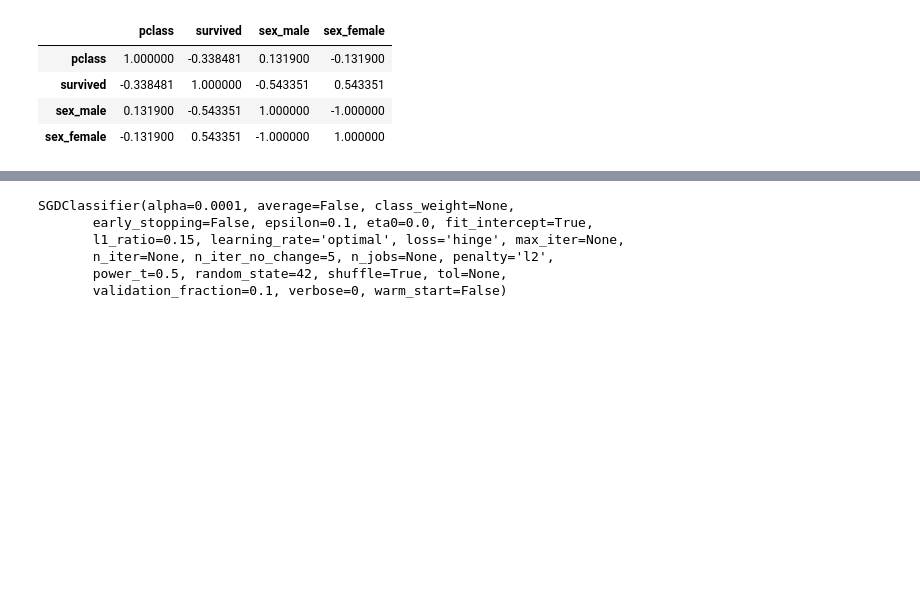
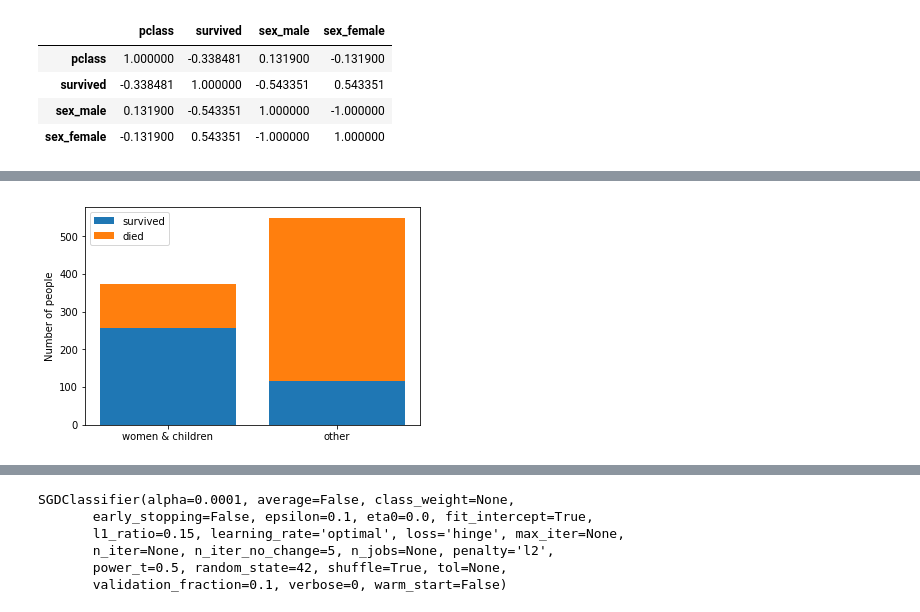
Before and after one commit to hankehly/handson-ml, a Jupyter notebook: exercises/3-3_titanic.ipynb, the cells around one changed output, grey strips where cells are left out. Cells and saved outputs as stored; diff of their text form; code cells hidden in the pictures; blank space fills up the shorter version.

```diff
--- a/exercises/3-3_titanic.ipynb
+++ b/exercises/3-3_titanic.ipynb
@@ -249,0 +260,25 @@ X_train['family_name'] = X_train['name'].str.lower().str.split(',').str[0]
+# %%
+women_and_children = df_train.loc[(X_train.sex == 'female')|(X_train.age < 18)]
+not_women_and_children = df_train.loc[~df_train.passengerid.isin(women_and_children.passengerid)]
+
+wacs   = women_and_children.survived.sum()
+wacns  = len(women_and_children.index) - wacs
+
+nwacs  = not_women_and_children.survived.sum()
+nwacns = len(not_women_and_children.index) - nwacs
+
+survived = [wacs, wacns]
+died = [wacns, nwacns]
+
+ind = range(2)
+
+plt.bar(ind, survived)
+plt.bar(ind, died, bottom=survived)
+
+plt.ylabel('Number of people')
+plt.xticks(ind, ['women & children', 'other'])
+plt.legend(['survived', 'died'])
+
+plt.show()
+# %% [output]
+[figure, added]
```
Also changed, not shown: parts of 22 cells of this notebook.
